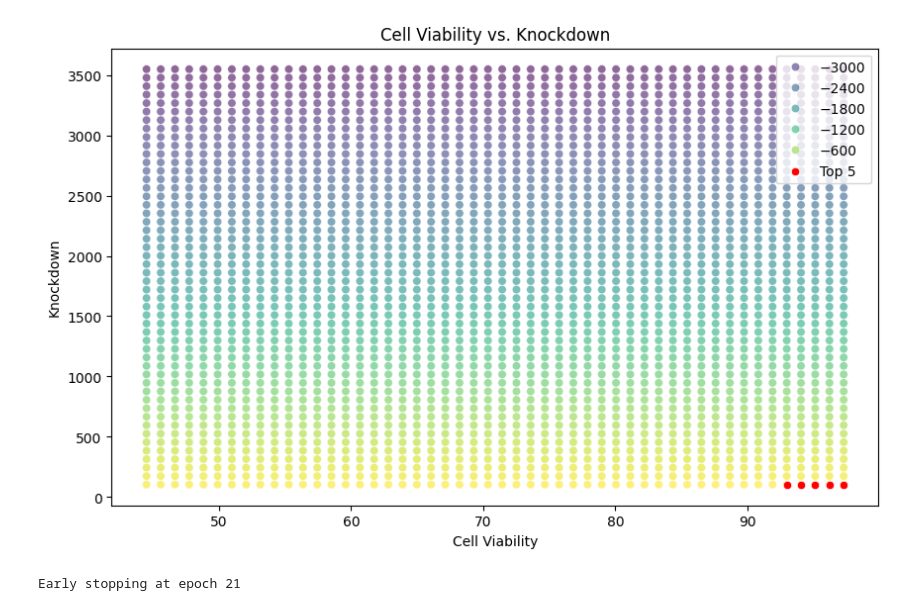
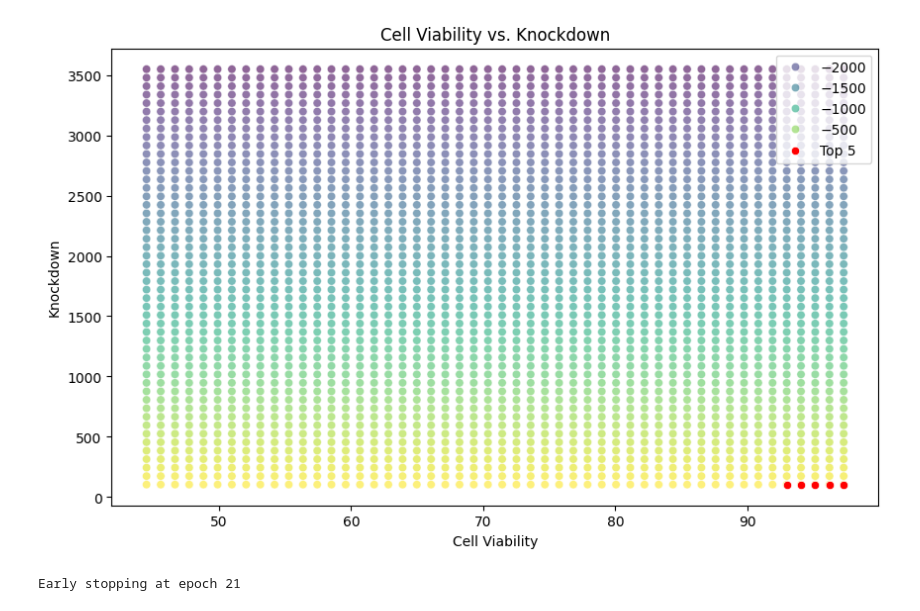
Before and after one commit to GWeale/LNP, a Jupyter notebook: Model_HyPara.ipynb, the cells around one changed output. Drawn from its saved outputs; the diff is of its cells as text; code cells hidden in the pictures.

```diff
--- a/Model_HyPara.ipynb
+++ b/Model_HyPara.ipynb
@@ -115,7 +115,7 @@ results = pd.DataFrame(grid_reshaped, columns=['cell viability', 'Knockdown'])
 results[['PEI Ratio', 'NP Ratio', 'PBA Ratio']] = predictions
 
 # Compute score: maximize cell viability and minimize knockdown
-results['Score'] = results['cell viability'] - results['Knockdown']  # Changed from '+' to '-'
+results['Score'] = .3*results['cell viability'] - .7*results['Knockdown']  # Changed from '+' to '-'
 
 # Select top 5 results based on the new scoring mechanism
 top_results = results.sort_values('Score', ascending=False).head(5)
@@ -152,4 +152,4 @@ Top 5 Ratios Predicted to Achieve High Cell Viability and Low Knockdown:
-[figure, old version]
+[figure, new version]
 # %%
 from sklearn.model_selection import train_test_split
 
```
Also changed, not shown: parts of 1 cell of this notebook, 1 other file.
